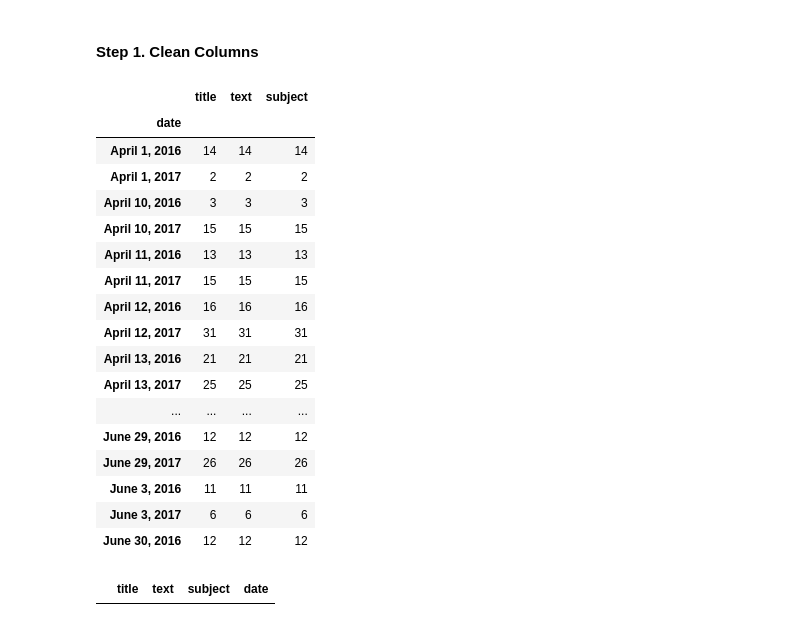
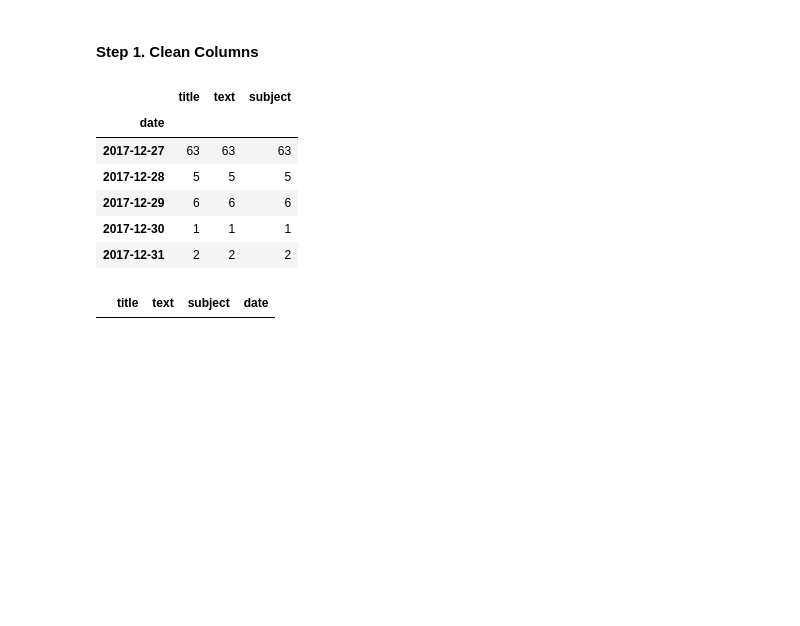
Before and after one commit to ssatti0/Fake-and-Real-News, a Jupyter notebook: Capstone 2_Milestone Report.ipynb, the cells around one changed output. Saved outputs shown, nothing was run; the diff lists cells and outputs as text; code cells hidden in the pictures; blank space fills up the shorter version.

```diff
--- a/Capstone 2_Milestone Report.ipynb
+++ b/Capstone 2_Milestone Report.ipynb
@@ -343,26 +332,15 @@ array(['politicsNews', 'worldnews'], dtype=object)
 # %%
 # groupby date for easier exploration of anomalous values
 
-Real.groupby('date').count()
+Real.groupby('date').count().tail()
 # %% [output]
 |  | title | text | subject |
 | date |  |  |  |
-| April 1, 2016 | 14 | 14 | 14 |
-| April 1, 2017 | 2 | 2 | 2 |
-| April 10, 2016 | 3 | 3 | 3 |
-| April 10, 2017 | 15 | 15 | 15 |
-| April 11, 2016 | 13 | 13 | 13 |
-| April 11, 2017 | 15 | 15 | 15 |
-| April 12, 2016 | 16 | 16 | 16 |
-| April 12, 2017 | 31 | 31 | 31 |
-| April 13, 2016 | 21 | 21 | 21 |
-| April 13, 2017 | 25 | 25 | 25 |
-| ... | ... | ... | ... |
-| June 29, 2016 | 12 | 12 | 12 |
-| June 29, 2017 | 26 | 26 | 26 |
-| June 3, 2016 | 11 | 11 | 11 |
-| June 3, 2017 | 6 | 6 | 6 |
-| June 30, 2016 | 12 | 12 | 12 |
+| 2017-12-27 | 63 | 63 | 63 |
+| 2017-12-28 | 5 | 5 | 5 |
+| 2017-12-29 | 6 | 6 | 6 |
+| 2017-12-30 | 1 | 1 | 1 |
+| 2017-12-31 | 2 | 2 | 2 |
 # %%
 # Find date values that are 'urls'
 bool_series = Real['date'].str.startswith('http', na=False)
```
Also changed, not shown: parts of 1 cell of this notebook.
